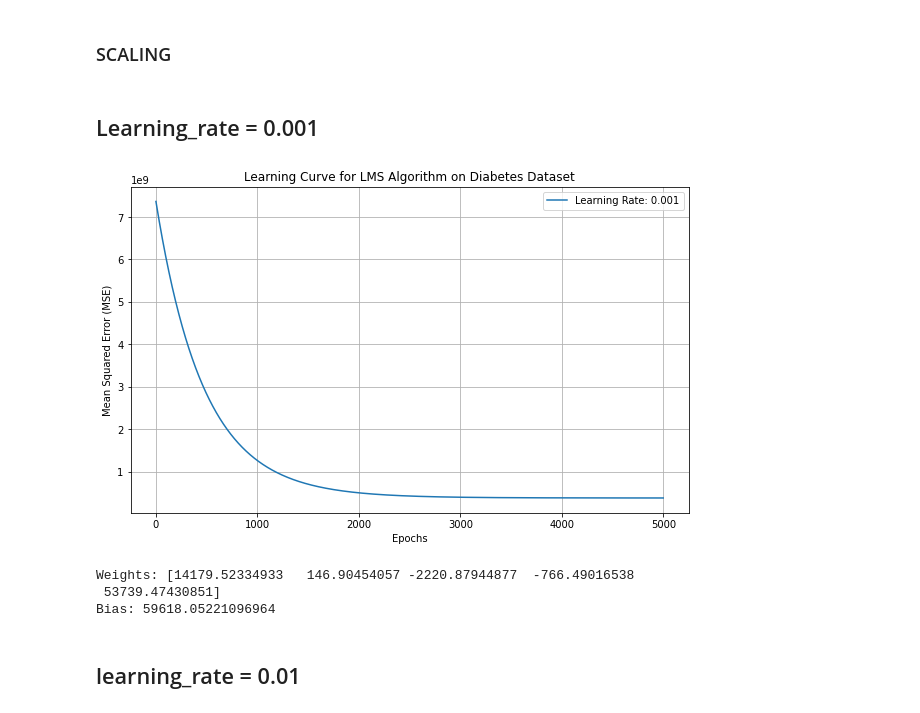
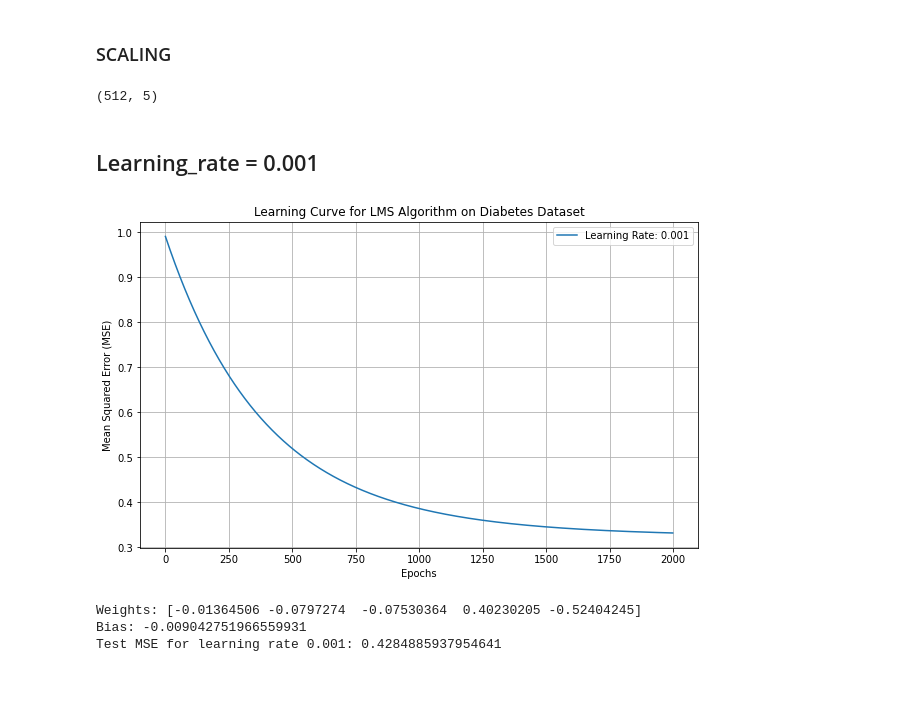
Before and after one commit to tanaya0222/LMS-ALGORITHM, a Jupyter notebook: lms_CA2.ipynb, the cells around one changed output. Saved outputs shown, nothing was run; the diff lists cells and outputs as text; code cells hidden in the pictures; blank space fills up the shorter version.

```diff
--- a/lms_CA2.ipynb
+++ b/lms_CA2.ipynb
@@ -177,6 +327,15 @@ X_standardized = scaler.fit_transform(X)
+# %%
+scaler_y = StandardScaler()
+y_standardized = scaler_y.fit_transform(Y.values.reshape(-1,1))
+# %%
+y_standardized = y_standardized.reshape(-1)
 # %%
 # split data into train and test
-X_train, X_test, Y_train, Y_test = train_test_split(X_standardized, Y, test_size = 0.1, random_state=2)
+X_train, X_test, Y_train, Y_test = train_test_split(X_standardized, y_standardized, test_size = 0.1, random_state=2)
+# %%
+X.shape
+# %% [output]
+(512, 5)
 # %%
 def LMS_algorithm(X, y, learning_rate, epochs):
     m, n = X.shape  # Number of samples (m) and features (n)
@@ -204,27 +363,31 @@ def LMS_algorithm(X, y, learning_rate, epochs):
 ## Learning_rate = 0.001
 # %%
 learning_rate = 0.001  # Initial learning rate (step-size)
-epochs = 5000  # Number of iterations
+epochs = 2000  # Number of iterations
 
 # Training the model using the LMS algorithm
 weights, bias, mse_list = LMS_algorithm(X_train, Y_train, learning_rate, epochs)
 # %%
 plt.figure(figsize=(10,6))
 plt.plot(range(epochs), mse_list, label=f"Learning Rate: {learning_rate}")
 plt.xlabel("Epochs")
 plt.ylabel("Mean Squared Error (MSE)")
 plt.title("Learning Curve for LMS Algorithm on Diabetes Dataset")
 plt.legend()
 plt.grid(True)
 plt.show()
 
 # Display the final weights and bias
 print("Weights:", weights)
 print("Bias:", bias)
+
+y_pred_test = np.dot(X_test, weights) + bias
+
+# Calculate MSE on the test set
+test_mse = np.mean((y_pred_test - Y_test) ** 2)
+print(f"Test MSE for learning rate {learning_rate}: {test_mse}")
 # %% [output]
-[figure, old version]
+[figure, new version]
-Weights: [14179.52334933   146.90454057 -2220.87944877  -766.49016538
- 53739.47430851]
-Bias: 59618.05221096964
+Weights: [-0.01364506 -0.0797274  -0.07530364  0.40230205 -0.52404245]
+Bias: -0.009042751966559931
+Test MSE for learning rate 0.001: 0.4284885937954641
-# %% [markdown]
-## learning_rate = 0.01
```
Also changed, not shown: parts of 31 cells of this notebook.
